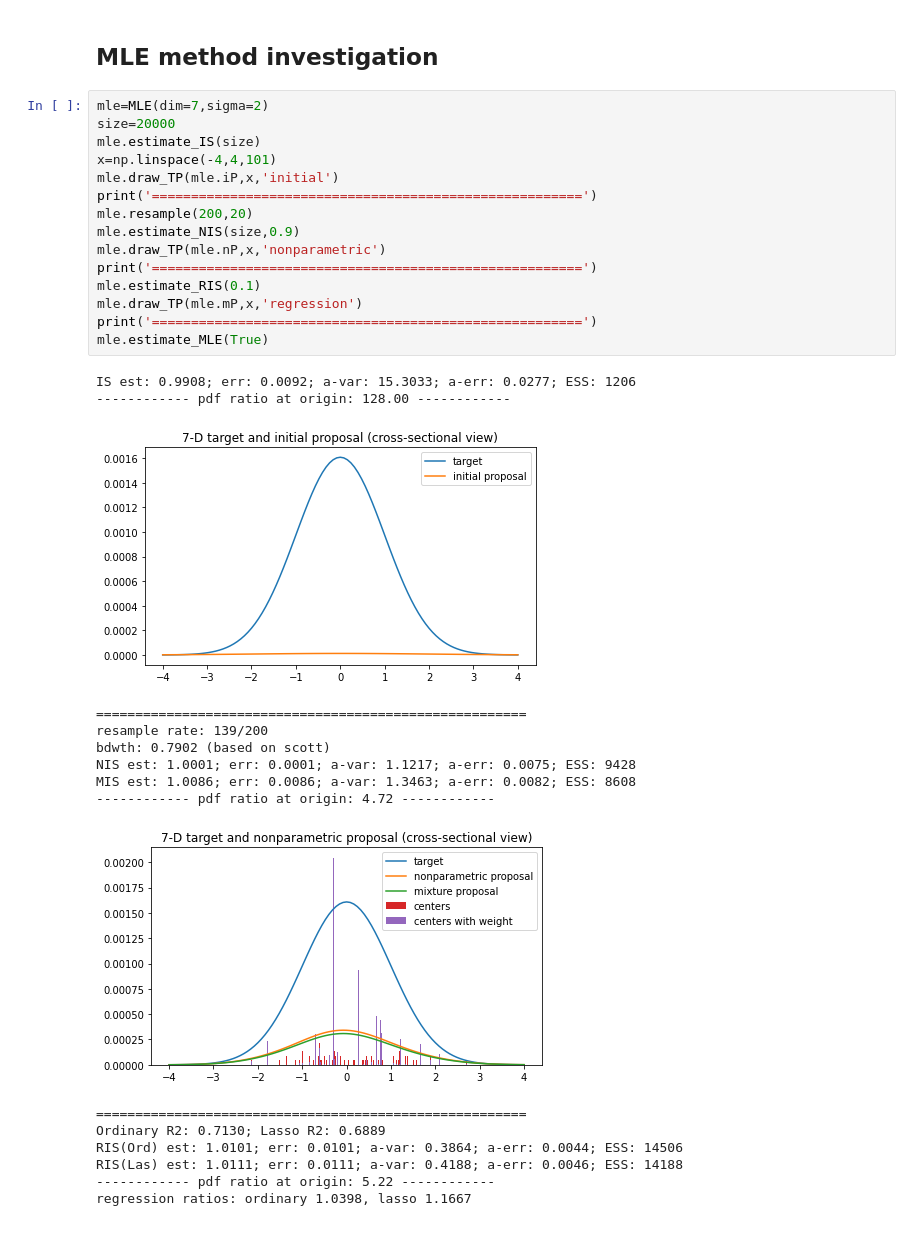
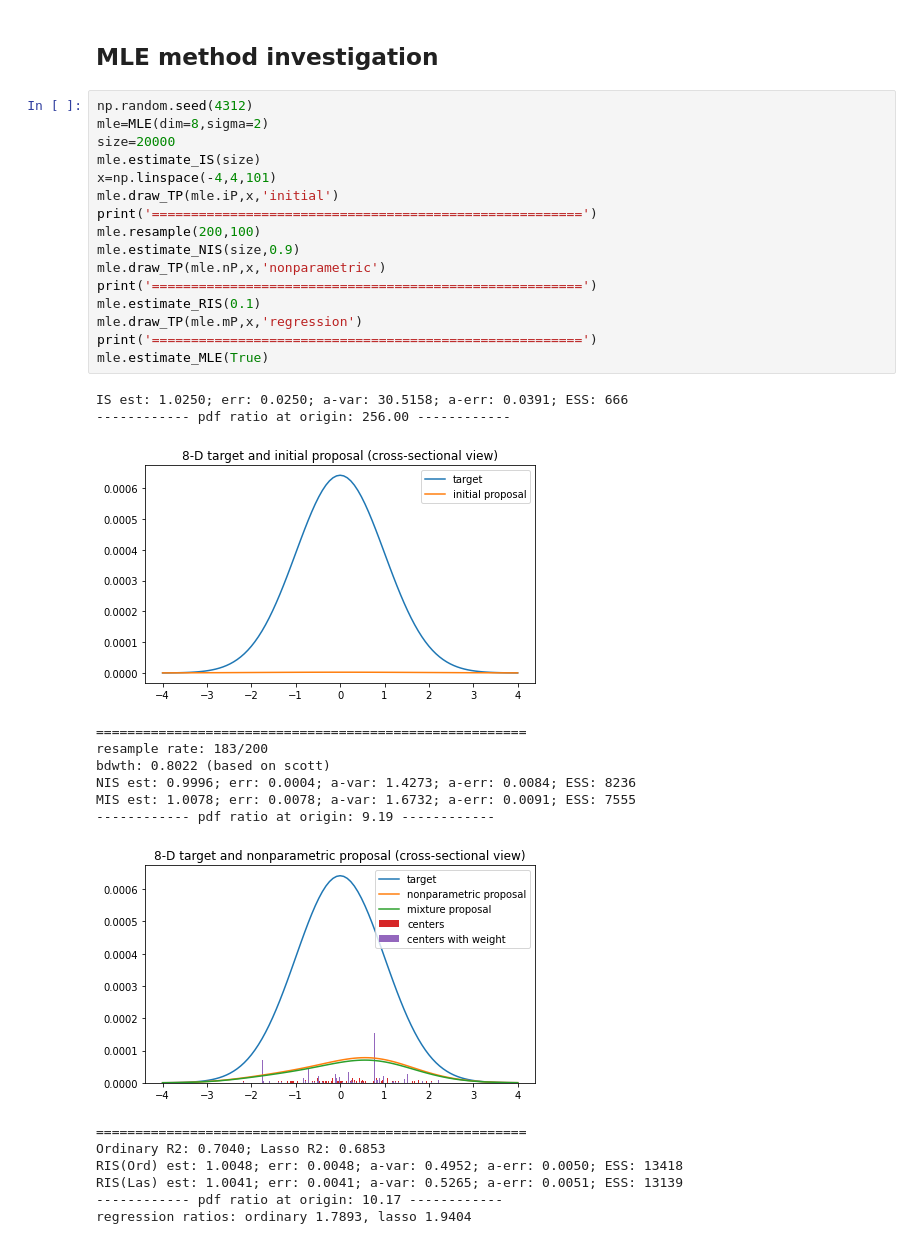
Before and after one commit to IanFla/Two-Stage, a Jupyter notebook: MLE and REG/MLE.ipynb, the cells around one changed output. Drawn from its saved outputs; the diff is of its cells as text.

```diff
--- a/MLE and REG/MLE.ipynb
+++ b/MLE and REG/MLE.ipynb
@@ -391,34 +455,35 @@ regression ratios: ordinary 0.9528, lasso 0.9925
 # %% [markdown]
 ## MLE method investigation
 # %%
-mle=MLE(dim=7,sigma=2)
+np.random.seed(4312)
+mle=MLE(dim=8,sigma=2)
 size=20000
 mle.estimate_IS(size)
 x=np.linspace(-4,4,101)
 mle.draw_TP(mle.iP,x,'initial')
 print('=======================================================')
-mle.resample(200,20)
+mle.resample(200,100)
 mle.estimate_NIS(size,0.9)
 mle.draw_TP(mle.nP,x,'nonparametric')
 print('=======================================================')
 mle.estimate_RIS(0.1)
 mle.draw_TP(mle.mP,x,'regression')
 print('=======================================================')
 mle.estimate_MLE(True)
 # %% [output]
-IS est: 0.9908; err: 0.0092; a-var: 15.3033; a-err: 0.0277; ESS: 1206
------------- pdf ratio at origin: 128.00 ------------
+IS est: 1.0250; err: 0.0250; a-var: 30.5158; a-err: 0.0391; ESS: 666
+------------ pdf ratio at origin: 256.00 ------------
-[figure, old version]
+[figure, new version]
 =======================================================
-resample rate: 139/200
-bdwth: 0.7902 (based on scott)
-NIS est: 1.0001; err: 0.0001; a-var: 1.1217; a-err: 0.0075; ESS: 9428
-MIS est: 1.0086; err: 0.0086; a-var: 1.3463; a-err: 0.0082; ESS: 8608
------------- pdf ratio at origin: 4.72 ------------
+resample rate: 183/200
+bdwth: 0.8022 (based on scott)
+NIS est: 0.9996; err: 0.0004; a-var: 1.4273; a-err: 0.0084; ESS: 8236
+MIS est: 1.0078; err: 0.0078; a-var: 1.6732; a-err: 0.0091; ESS: 7555
+------------ pdf ratio at origin: 9.19 ------------
-[figure, old version]
+[figure, new version]
 =======================================================
-Ordinary R2: 0.7130; Lasso R2: 0.6889
-RIS(Ord) est: 1.0101; err: 0.0101; a-var: 0.3864; a-err: 0.0044; ESS: 14506
-RIS(Las) est: 1.0111; err: 0.0111; a-var: 0.4188; a-err: 0.0046; ESS: 14188
------------- pdf ratio at origin: 5.22 ------------
-regression ratios: ordinary 1.0398, lasso 1.1667
+Ordinary R2: 0.7040; Lasso R2: 0.6853
+RIS(Ord) est: 1.0048; err: 0.0048; a-var: 0.4952; a-err: 0.0050; ESS: 13418
+RIS(Las) est: 1.0041; err: 0.0041; a-var: 0.5265; a-err: 0.0051; ESS: 13139
+------------ pdf ratio at origin: 10.17 ------------
+regression ratios: ordinary 1.7893, lasso 1.9404
```
Also changed, not shown: parts of 10 cells of this notebook.
